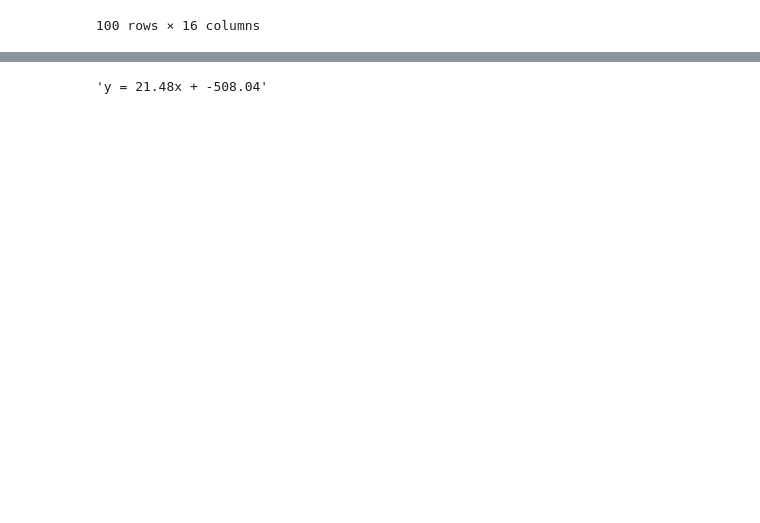
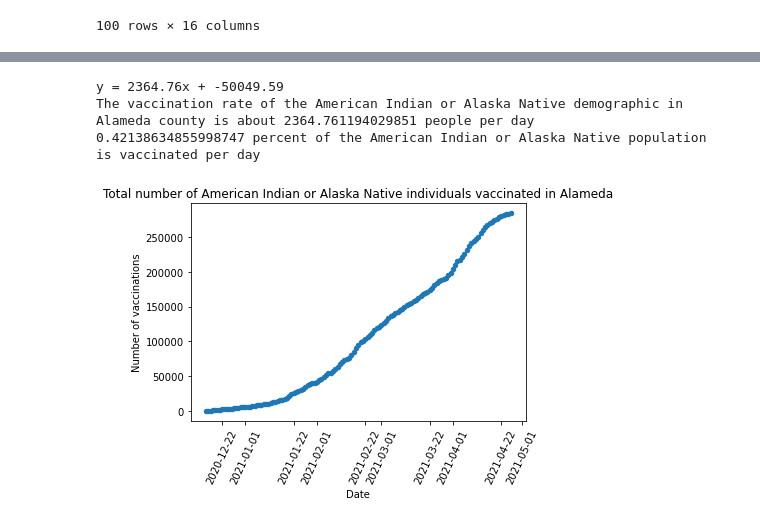
Before and after one commit to Chithra1996/GTProject1, a Jupyter notebook: Question_1.ipynb, the cells around one changed output, grey strips where cells are left out. Drawn from its saved outputs; the diff is of its cells as text; code cells hidden in the pictures; blank space fills up the shorter version.

```diff
--- a/Question_1.ipynb
+++ b/Question_1.ipynb
@@ -77,17 +76,27 @@ County name? Alameda
 # %%
 xaxis = np.arange (1.0, 134.0, 1)
 
-cases_plot = demo.plot('administered_date', 'cumulative_at_least_one_dose',kind="scatter")
+demo.plot('administered_date', 'cumulative_at_least_one_dose',kind="scatter")
 plt.title(f"Total number of American Indian or Alaska Native individuals vaccinated in {county2}")
 plt.xlabel("Date")
 plt.ylabel("Number of vaccinations")
+
 
 x_values = xaxis
 y_values = demo['cumulative_at_least_one_dose']
 (slope, intercept, rvalue, pvalue, stderr) = linregress(x_values, y_values)
 regress_values = x_values * slope + intercept
 line_eq = "y = " + str(round(slope,2)) + "x + " + str(round(intercept,2))
+plt.xticks(rotation = 65)
 
 
-line_eq
+
+print (line_eq)
+print (f"The vaccination rate of the American Indian or Alaska Native demographic in {county2} county is about {slope} people per day")
+a = demo.iloc[0, 4]
+b = ((slope) / (a))*100
+
+print (f"{b} percent of the American Indian or Alaska Native population is vaccinated per day")
+
+plt.show()
 # %% [output]
@@ -96,4 +103,7 @@ line_eq
-'y = 21.48x + -508.04'
+y = 2364.76x + -50049.59
+The vaccination rate of the American Indian or Alaska Native demographic in Alameda county is about 2364.761194029851 people per day
+0.42138634855998747 percent of the American Indian or Alaska Native population is vaccinated per day
+[figure, added]
 # %%
 demo = county.loc[ca_counties_vaxdemo_df["demographic_value"]== "Asian"]
 xaxis = np.arange (1.0, 134.0, 1)
```
Also changed, not shown: parts of 10 cells of this notebook.
